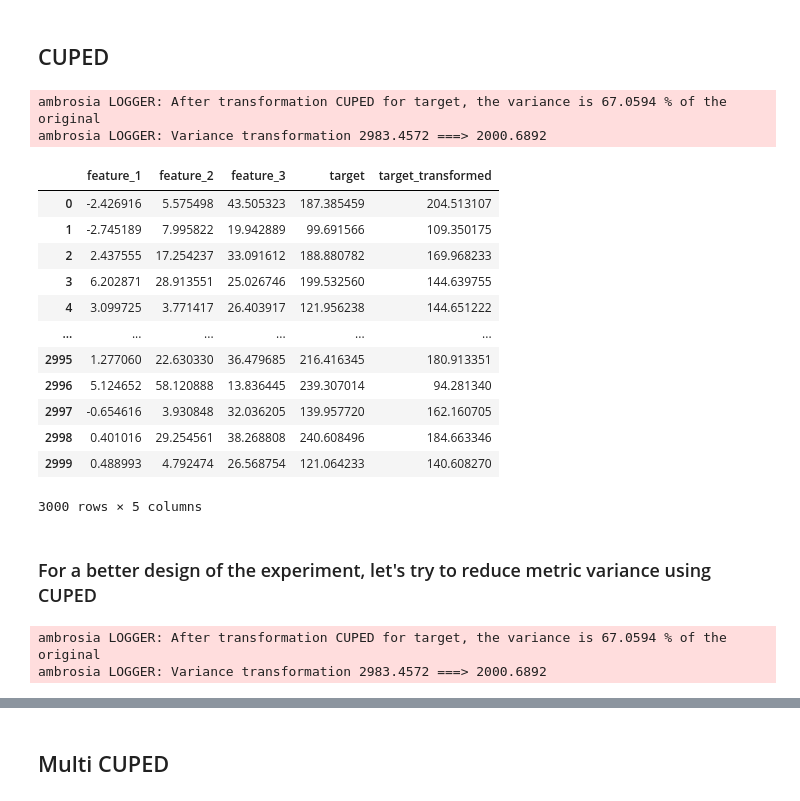
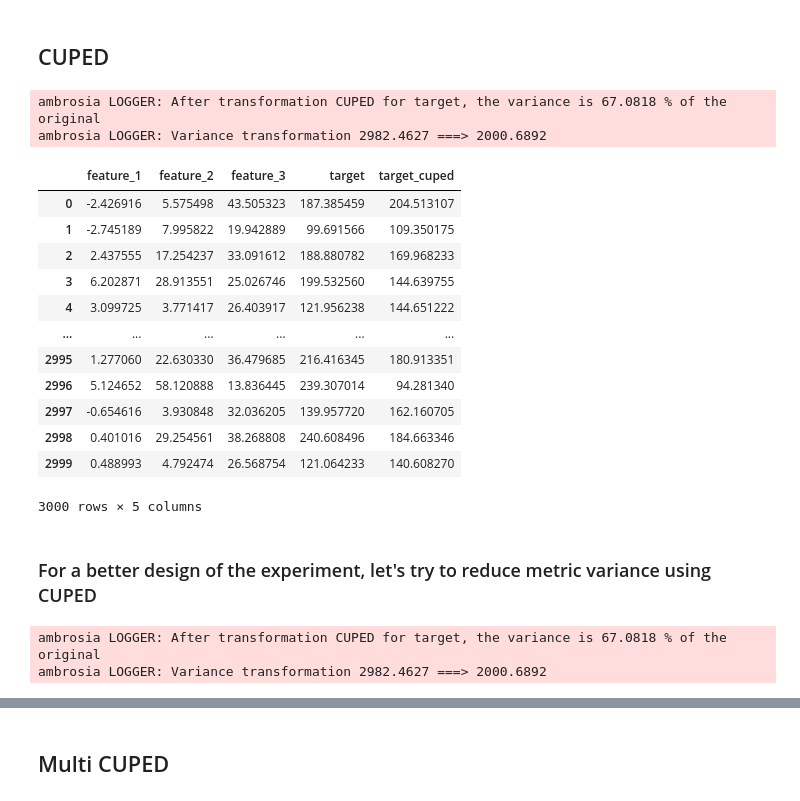
Before and after one commit to MobileTeleSystems/Ambrosia, a Jupyter notebook: examples/1_usage_example_for_core_classes.ipynb, the cells around one changed output, grey strips where cells are left out. Saved outputs shown, nothing was run; the diff lists cells and outputs as text; code cells hidden in the pictures.

```diff
--- a/examples/1_usage_example_for_core_classes.ipynb
+++ b/examples/1_usage_example_for_core_classes.ipynb
@@ -268,19 +268,19 @@ from ambrosia.preprocessing import Cuped
 # %%
 data_cuped = pd.read_csv('../tests/test_data/var_table.csv')
 # %%
-cuped = Cuped(
-    dataframe=data_cuped,
-    target_column='target'
-)
+cuped = Cuped()
 # %%
 cuped.fit_transform(
+    dataframe=data_cuped,
+    target_column='target',
     covariate_column='feature_2',
+    transformed_name='target_cuped',
     inplace=False,
 )
 # %% [output]
-ambrosia LOGGER: After transformation СUPED for target, the variance is 67.0594 % of the original
-ambrosia LOGGER: Variance transformation 2983.4572 ===> 2000.6892
+ambrosia LOGGER: After transformation СUPED for target, the variance is 67.0818 % of the original
+ambrosia LOGGER: Variance transformation 2982.4627 ===> 2000.6892
-|  | feature_1 | feature_2 | feature_3 | target | target_transformed |
+|  | feature_1 | feature_2 | feature_3 | target | target_cuped |
 | 0 | -2.426916 | 5.575498 | 43.505323 | 187.385459 | 204.513107 |
 | 1 | -2.745189 | 7.995822 | 19.942889 | 99.691566 | 109.350175 |
 | 2 | 2.437555 | 17.254237 | 33.091612 | 188.880782 | 169.968233 |
@@ -297,13 +297,12 @@ ambrosia LOGGER: Variance transformation 2983.4572 ===> 2000.6892
 ### For a better design of the experiment, let's try to reduce metric variance using CUPED
 # %%
 after_cuped = cuped.transform(
-    covariate_column='feature_2',
+    dataframe=data_cuped,
     inplace=False,
-    name='target_cuped'
 )
 # %% [output]
-ambrosia LOGGER: After transformation СUPED for target, the variance is 67.0594 % of the original
-ambrosia LOGGER: Variance transformation 2983.4572 ===> 2000.6892
+ambrosia LOGGER: After transformation СUPED for target, the variance is 67.0818 % of the original
+ambrosia LOGGER: Variance transformation 2982.4627 ===> 2000.6892
 # %%
 designer = Designer(dataframe=after_cuped,
                     effects=[1.05, 1.1, 1.2],
```
Also changed, not shown: parts of 17 cells of this notebook, 22 other files.
